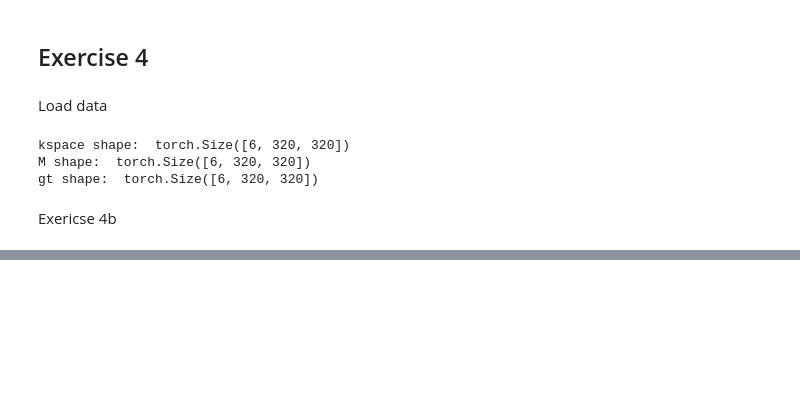
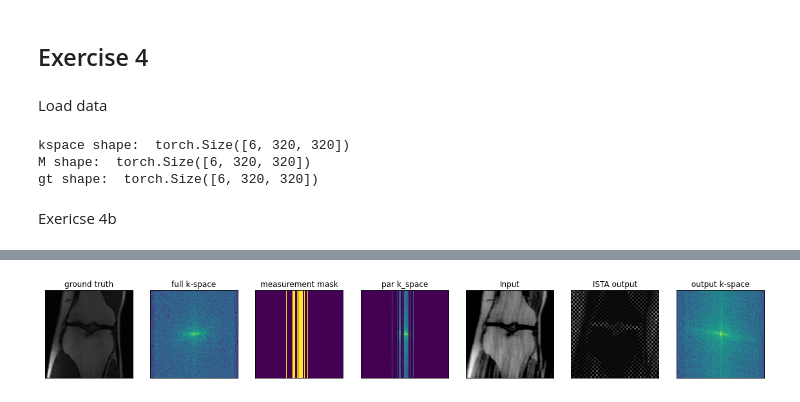
Before and after one commit to langestefan/5LSL0_assignments, a Jupyter notebook: assignment_4/week_2_exc4.ipynb, the cells around one changed output, grey strips where cells are left out. Saved outputs shown, nothing was run; the diff lists cells and outputs as text; code cells hidden in the pictures; blank space fills up the shorter version.

Commit message:
add image plot for ex4.

```diff
--- a/assignment_4/week_2_exc4.ipynb
+++ b/assignment_4/week_2_exc4.ipynb
@@ -41,6 +41,10 @@ def get_accelerate_MRI(input) :
     # convert k-space to MRI image
     return ifft2(input)
 
+def get_accelerate_MRI_final(input) :
+    # convert k-space to MRI image
+    return ifft2(ifftshift(input))
+
 def soft_threshold(input, threshold) :
     idx = torch.abs(input) > threshold
     input[idx] = input[idx] * (torch.abs(input[idx]) - threshold)/torch.abs(input[idx])
@@ -69,7 +73,10 @@ def ISTA(mu, shrinkage, K, k_space, M) :
             k_space_y = get_k_space(y)
 
             z = F_x - mu * get_partial_k_space(F_x, M) + mu * k_space_y
-            x_t = get_accelerate_MRI(z)
+            if i == K-1:
+                x_t = get_accelerate_MRI_final(z)
+            else:
+                x_t = get_accelerate_MRI(z)
 
         # store the results
         image_list.append(x_t)
@@ -81,12 +88,15 @@ def ISTA(mu, shrinkage, K, k_space, M) :
 # %%
 mu = 0.05
 shrinkage = 0.01
-K = 10
+K = 50
 
 x_t = ISTA(mu, shrinkage, K, kspace, M)
 
 input = get_accelerate_MRI(kspace)
 k_space_x_out = fft2(x_t)
-input_plot_friendly = torch.log(torch.abs(input[0,:,:])+1e-20)
-kspace_plot_friendly = torch.log(torch.abs(kspace[0,:,:])+1e-20)
-k_space_x_out_plot_friendly = torch.log(torch.abs(k_space_x_out[0,:,:])+1e-20)
+input_plot_friendly = torch.log(torch.abs(input[2,:,:])+1e-20)
+kspace_plot_friendly = torch.log(torch.abs(kspace[2,:,:])+1e-20)
+k_space_x_out_plot_friendly = torch.log(torch.abs(k_space_x_out[2,:,:])+1e-20)
+
+full_k = fftshift(fft2(gt))
+full_k_friendly = torch.log(torch.abs(full_k[2,:,:])+1e-20)
@@ -123,0 +103,49 @@ plt.show()
+# %%
+
+plt.figure(figsize = (20,20))
+
+plt.subplot(1,7,1)
+plt.imshow(gt[2,:,:],cmap='gray')
+plt.xticks([])
+plt.yticks([])
+plt.title('ground truth')
+
+plt.subplot(1,7,2)
+plt.imshow(full_k_friendly,vmin=-1.3,interpolation='nearest')
+plt.xticks([])
+plt.yticks([])
+plt.title('full k-space')
+
+plt.subplot(1,7,3)
+plt.imshow(M[2,:,:],interpolation='nearest')
+plt.xticks([])
+plt.yticks([])
+plt.title('measurement mask')
+
+plt.subplot(1,7,4)
+plt.imshow(kspace_plot_friendly,vmin=-1.3,interpolation='nearest')
+plt.xticks([])
+plt.yticks([])
+plt.title('par k_space')
+
+plt.subplot(1,7,5)
+plt.imshow(input_plot_friendly,vmin=-1.3,interpolation='nearest',cmap='gray')
+plt.xticks([])
+plt.yticks([])
+plt.title('Input')
+
+plt.subplot(1,7,6)
+plt.imshow(x_t[2,:,:],vmin=-1.3,interpolation='nearest',cmap='gray')
+plt.xticks([])
+plt.yticks([])
+plt.title('ISTA output')
+
+plt.subplot(1,7,7)
+plt.imshow(k_space_x_out_plot_friendly,vmin=-1.3,interpolation='nearest')
+plt.xticks([])
+plt.yticks([])
+plt.title('output k-space')
+
+plt.show()
+# %% [output]
+[figure, added]
```
Also changed, not shown: parts of 2 cells of this notebook.
